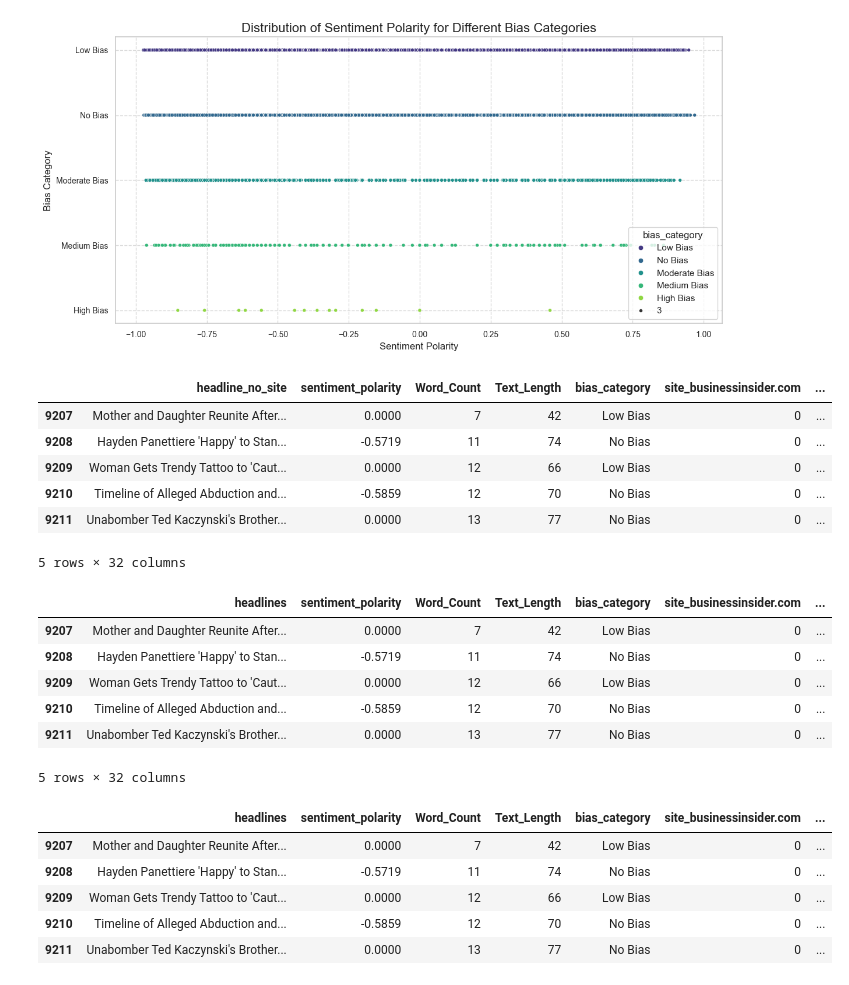
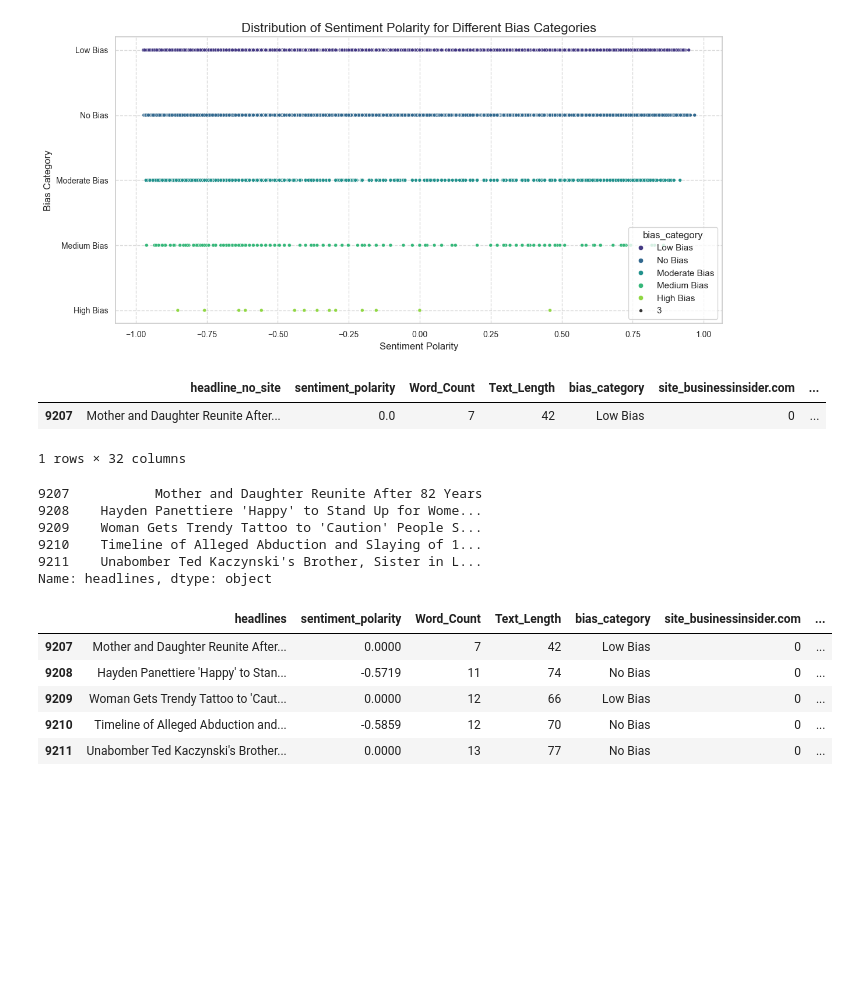
Before and after one commit to madelinebirch/Bias_Classification_for_Headline_Objectivity, a Jupyter notebook: Currently.ipynb, the cells around one changed output. Saved outputs shown, nothing was run; the diff lists cells and outputs as text; code cells hidden in the pictures; blank space fills up the shorter version.

```diff
--- a/Currently.ipynb
+++ b/Currently.ipynb
@@ -400,36 +393,31 @@ plt.show()
 # %%
 # Select the categorical columns to one-hot encode
 categorical_columns = ['site', 'country', 'Day_of_Week', 'Month', 'Hour_of_Day', 'Publication_Year']
 
 # Create one-hot encoded columns with 1s and 0s
 one_hot_encoded = pd.get_dummies(headlines_filtered[categorical_columns], drop_first=True, dtype=int)
 
 # Concatenate the one-hot encoded columns with the original DataFrame
 headlines_filtered_encoded = pd.concat([headlines_filtered, one_hot_encoded], axis=1)
 
 # Drop the original categorical columns
 headlines_filtered_encoded.drop(categorical_columns, axis=1, inplace=True)
 
 # Display the resulting DataFrame
-headlines_filtered_encoded.head()
+headlines_filtered_encoded.head(1)
 # %% [output]
 |  | headline_no_site | sentiment_polarity | Word_Count | Text_Length | bias_category | site_businessinsider.com | ... |
-| 9207 | Mother and Daughter Reunite After... | 0.0000 | 7 | 42 | Low Bias | 0 | ... |
-| 9208 | Hayden Panettiere 'Happy' to Stan... | -0.5719 | 11 | 74 | No Bias | 0 | ... |
-| 9209 | Woman Gets Trendy Tattoo to 'Caut... | 0.0000 | 12 | 66 | Low Bias | 0 | ... |
-| 9210 | Timeline of Alleged Abduction and... | -0.5859 | 12 | 70 | No Bias | 0 | ... |
-| 9211 | Unabomber Ted Kaczynski's Brother... | 0.0000 | 13 | 77 | No Bias | 0 | ... |
+| 9207 | Mother and Daughter Reunite After... | 0.0 | 7 | 42 | Low Bias | 0 | ... |
-5 rows × 32 columns
+1 rows × 32 columns
 # %%
 # Rename the 'headlines_no_site' column to 'headlines'
 headlines_filtered_encoded.rename(columns={'headline_no_site': 'headlines'}, inplace=True)
 
-headlines_filtered_encoded.head()
+headlines_filtered_encoded['headlines'].head()
 # %% [output]
-|  | headlines | sentiment_polarity | Word_Count | Text_Length | bias_category | site_businessinsider.com | ... |
-| 9207 | Mother and Daughter Reunite After... | 0.0000 | 7 | 42 | Low Bias | 0 | ... |
-| 9208 | Hayden Panettiere 'Happy' to Stan... | -0.5719 | 11 | 74 | No Bias | 0 | ... |
-| 9209 | Woman Gets Trendy Tattoo to 'Caut... | 0.0000 | 12 | 66 | Low Bias | 0 | ... |
-| 9210 | Timeline of Alleged Abduction and... | -0.5859 | 12 | 70 | No Bias | 0 | ... |
-| 9211 | Unabomber Ted Kaczynski's Brother... | 0.0000 | 13 | 77 | No Bias | 0 | ... |
-5 rows × 32 columns
+9207           Mother and Daughter Reunite After 82 Years
+9208    Hayden Panettiere 'Happy' to Stand Up for Wome...
+9209    Woman Gets Trendy Tattoo to 'Caution' People S...
+9210    Timeline of Alleged Abduction and Slaying of 1...
+9211    Unabomber Ted Kaczynski's Brother, Sister in L...
+Name: headlines, dtype: object
```
Also changed, not shown: parts of 35 cells of this notebook, 1 other file.
